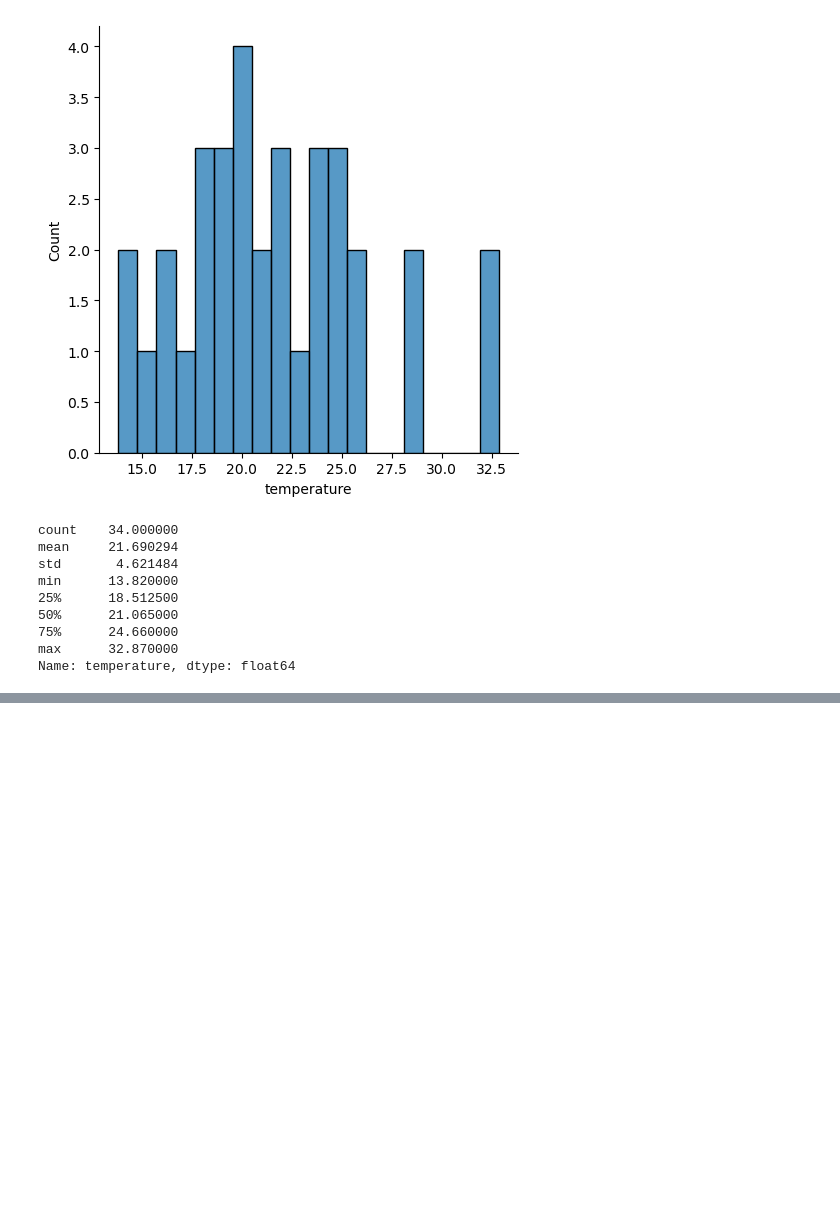
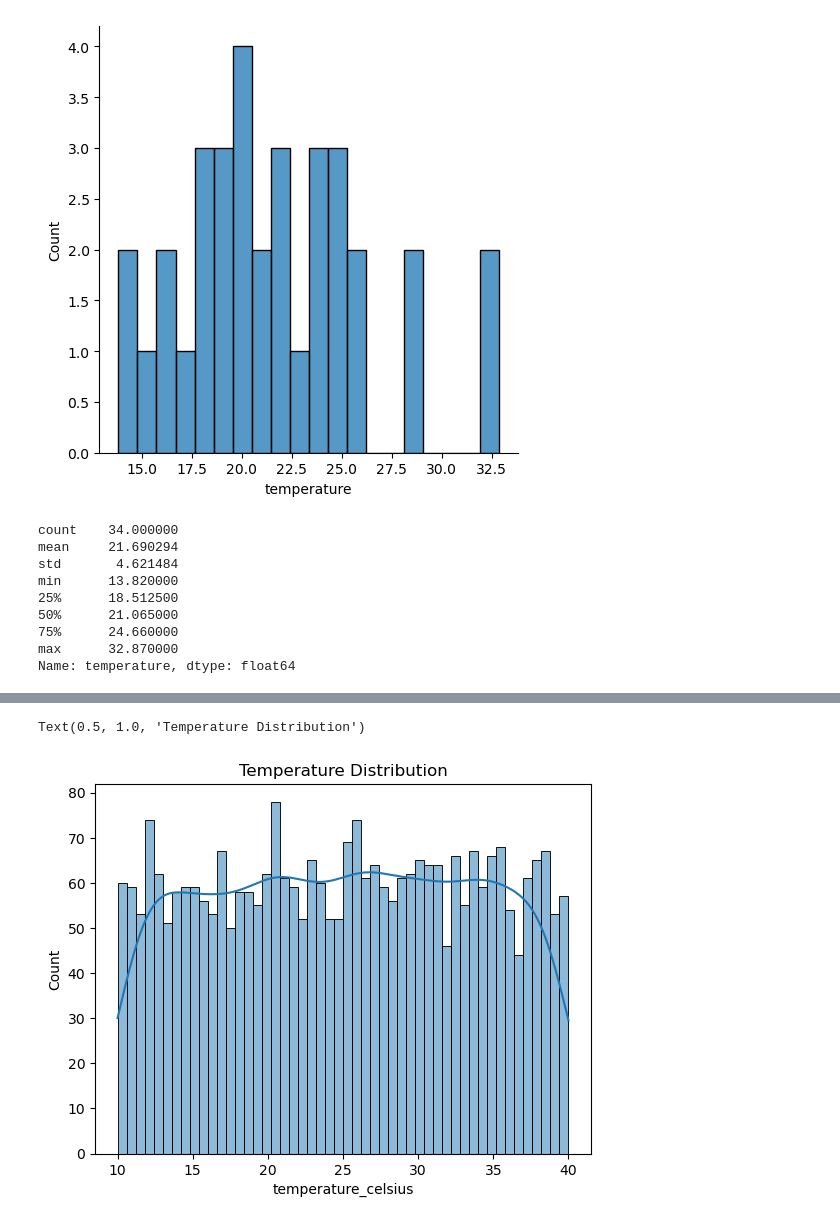
Before and after one commit to GichukiEdwin/Data_Science_EA_Projects, a Jupyter notebook: Weather_Data_Analysis_and_Forecasting.ipynb, the cells around one changed output, grey strips where cells are left out. Drawn from its saved outputs; the diff is of its cells as text; code cells hidden in the pictures; blank space fills up the shorter version.

Commit message:
Visualize weather treands

```diff
--- a/Weather_Data_Analysis_and_Forecasting.ipynb
+++ b/Weather_Data_Analysis_and_Forecasting.ipynb
@@ -217,3 +218,6 @@ min      13.820000
 75%      24.660000
 max      32.870000
 Name: temperature, dtype: float64
+# %%
+df1=pd.read_csv('data/mock_weather_data.csv')
+df1.shape
@@ -219,0 +287,3 @@ Name: temperature, dtype: float64
+# %%
+df1['datetime']=pd.to_datetime(df1['datetime'])
+df1.info()
@@ -219,0 +349,6 @@ Name: temperature, dtype: float64
+# %%
+sns.histplot(df1['temperature_celsius'],bins=50,kde=True)
+plt.title('Temperature Distribution')
+# %% [output]
+Text(0.5, 1.0, 'Temperature Distribution')
+[figure, added]
```
Also changed, not shown: parts of 13 cells of this notebook, 1 other file.
